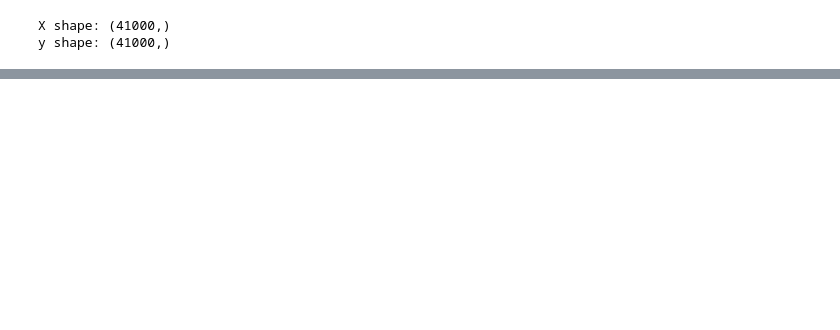
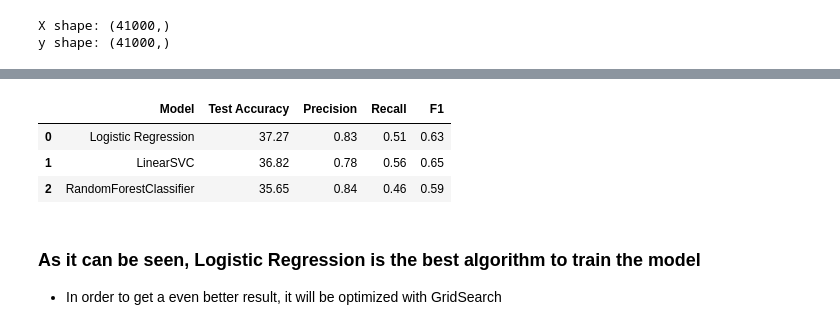
Before and after one commit to leosanchezsoler/bilbo-the-bot, a Jupyter notebook: main.ipynb, the cells around one changed output, grey strips where cells are left out. Saved outputs shown, nothing was run; the diff lists cells and outputs as text; code cells hidden in the pictures; blank space fills up the shorter version.

```diff
--- a/main.ipynb
+++ b/main.ipynb
@@ -346,0 +333,2 @@ ValueError: Failed to convert a NumPy array to a Tensor (Unsupported object type
+# %%
+performance_list = []
@@ -346,0 +359,16 @@ ValueError: Failed to convert a NumPy array to a Tensor (Unsupported object type
+# %%
+# Linear SVC
+linear_svc = LinearSVC()
+oneVsRest_svc = OneVsRestClassifier(linear_svc, n_jobs=-1)
+oneVsRest_svc.fit(xtrain_tfidf, y_train)
+y_pred = oneVsRest_svc.predict(xtest_tfidf)
+accuracy, precision, recall, f1score = get_performance(y_test, y_pred)
+
+    # Performance metrics
+performance_list.append(dict([
+    ('Model', 'LinearSVC'),
+    ('Test Accuracy', round(accuracy, 2)),
+    ('Precision', round(precision, 2)),
+    ('Recall', round(recall, 2)),
+    ('F1', round(f1score, 2))
+     ]))
@@ -346,0 +382,16 @@ ValueError: Failed to convert a NumPy array to a Tensor (Unsupported object type
+# %%
+# Random forest
+rforest = RandomForestClassifier(n_estimators=70)
+oneVsRest_rf = OneVsRestClassifier(rforest, n_jobs=-1)
+oneVsRest_rf.fit(xtrain_tfidf, y_train)
+y_pred = oneVsRest_rf.predict(xtest_tfidf)
+accuracy, precision, recall, f1score = get_performance(y_test, y_pred)
+
+    # Performance metrics
+performance_list.append(dict([
+    ('Model', 'RandomForestClassifier'),
+    ('Test Accuracy', round(accuracy, 2)),
+    ('Precision', round(precision, 2)),
+    ('Recall', round(recall, 2)),
+    ('F1', round(f1score, 2))
+     ]))
@@ -346,0 +412,17 @@ ValueError: Failed to convert a NumPy array to a Tensor (Unsupported object type
+# %%
+# Create a DataFrame to see the model performance
+results = pd.DataFrame(data=performance_list)
+results = results[['Model', 'Test Accuracy', 'Precision', 'Recall', 'F1']]
+results = results.sort_values(by='Test Accuracy', ascending=False)
+
+# Save the DataFrame
+model_performance = results.to_json('data/model_performance.json', orient='records', indent=4)
+results
+# %% [output]
+|  | Model | Test Accuracy | Precision | Recall | F1 |
+| 0 | Logistic Regression | 37.27 | 0.83 | 0.51 | 0.63 |
+| 1 | LinearSVC | 36.82 | 0.78 | 0.56 | 0.65 |
+| 2 | RandomForestClassifier | 35.65 | 0.84 | 0.46 | 0.59 |
+# %% [markdown]
+### As it can be seen, Logistic Regression is the best algorithm to train the model
+- In order to get a even better result, it will be optimized with GridSearch
```
Also changed, not shown: parts of 30 cells of this notebook, 8 other files.
